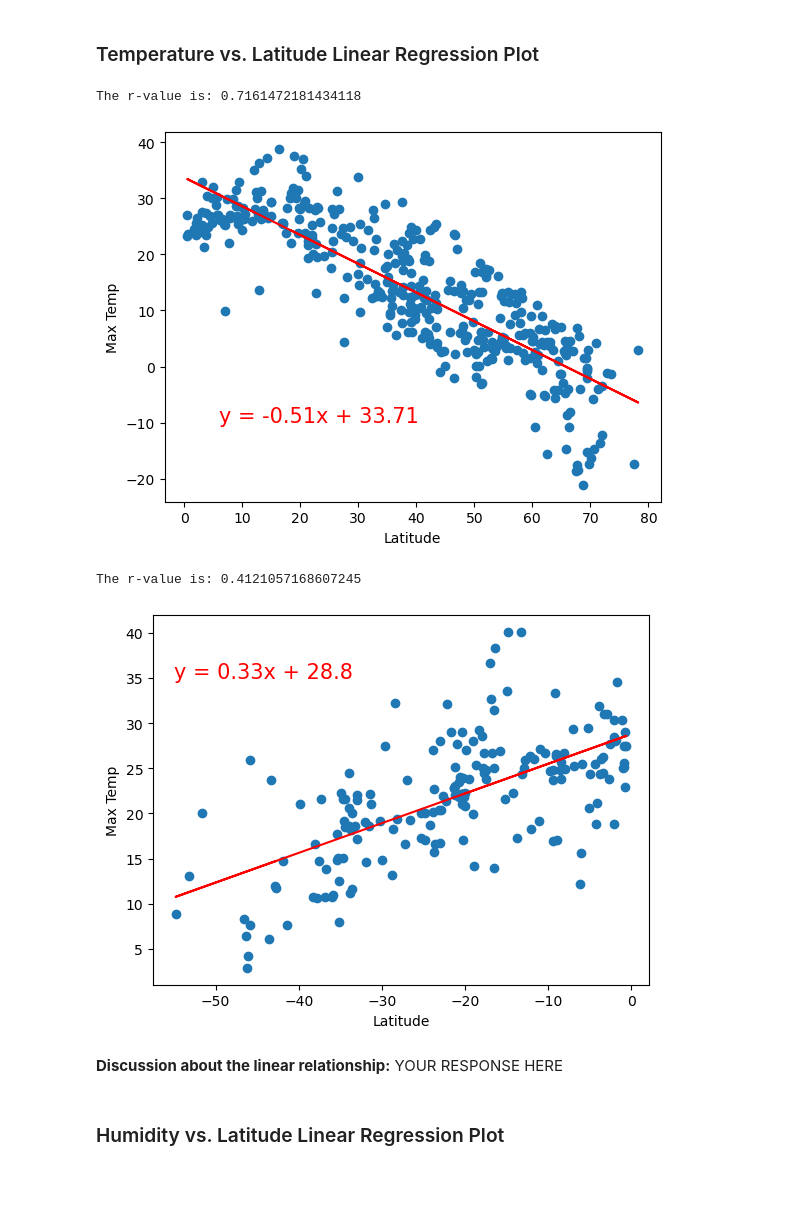
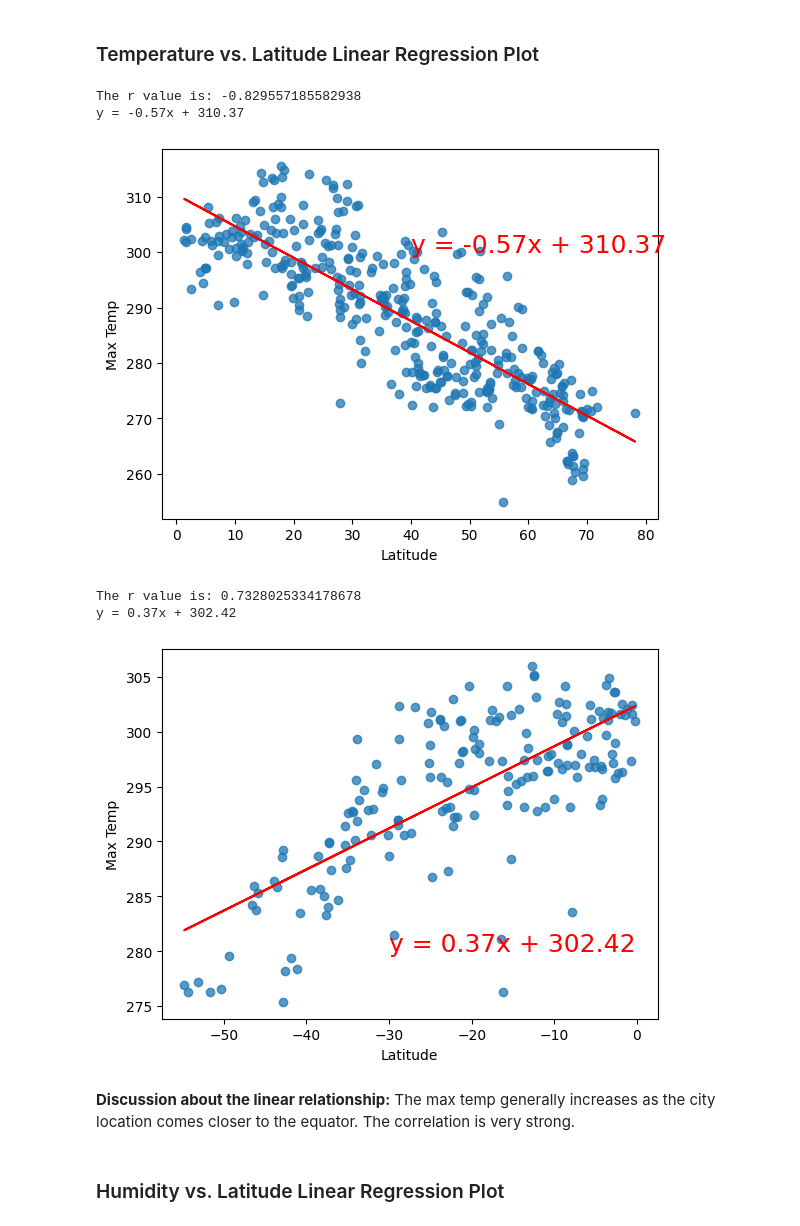
Before and after one commit to mpeck34/python-api-challenge, a Jupyter notebook: WeatherPy/WeatherPy.ipynb, the cells around one changed output. Cells and saved outputs as stored; diff of their text form; code cells hidden in the pictures; blank space fills up the shorter version.

```diff
--- a/WeatherPy/WeatherPy.ipynb
+++ b/WeatherPy/WeatherPy.ipynb
@@ -263,6 +272,39 @@ plt.show()
+# %%
+# Define a function to create Linear Regression plots
+
+def plot_linear_regress(x_values, y_values, xlabel, ylabel, set_xy):
+
+    # Perform linear regression
+    (slope, intercept, rvalue, pvalue, stderr) = linregress(x_values, y_values)
+
+    # Calculate the regression line "y values" from the slope and intercept
+    regress_values = x_values * slope + intercept
+
+    # Create line equation string
+    line_eq = "y = " + str(round(slope, 2)) + "x + " + str(round(intercept, 2))
+
+    # Create scatter plot
+    plt.scatter(x_values, y_values, alpha=0.75)
+
+    # Plot the regression line
+    plt.plot(x_values, regress_values, "r-")
+
+    # Annotate the line equation
+    plt.annotate(line_eq, xy=set_xy, fontsize=18, color="red")
+
+    # Label plot
+    plt.xlabel(xlabel)
+    plt.ylabel(ylabel)
+
+    # Print r value
+    print(f"The r value is: {rvalue}")
+    print(line_eq)
+
+    # Show plot
+    plt.show()
 # %%
 # Create a DataFrame with the Northern Hemisphere data (Latitude >= 0)
-# YOUR CODE HERE
+northern_hemi_df = city_data_df[city_data_df["Lat"] >= 0]
 
 # Display sample data
 northern_hemi_df.head()
@@ -292,17 +334,21 @@ southern_hemi_df.head()
 ###  Temperature vs. Latitude Linear Regression Plot
 # %%
 # Linear regression on Northern Hemisphere
-# YOUR CODE HERE
+plot_linear_regress(northern_hemi_df["Lat"], northern_hemi_df["Max Temp"],
+                       "Latitude", "Max Temp", (40,300))
 # %% [output]
-The r-value is: 0.7161472181434118
+The r value is: -0.829557185582938
+y = -0.57x + 310.37
-[figure, old version]
+[figure, new version]
 # %%
 # Linear regression on Southern Hemisphere
-# YOUR CODE HERE
+plot_linear_regress(southern_hemi_df["Lat"], southern_hemi_df["Max Temp"],
+                       "Latitude", "Max Temp", (-30,280))
 # %% [output]
-The r-value is: 0.4121057168607245
+The r value is: 0.7328025334178678
+y = 0.37x + 302.42
-[figure, old version]
+[figure, new version]
-# %% [markdown]
-**Discussion about the linear relationship:** YOUR RESPONSE HERE
+# %% [markdown]
+**Discussion about the linear relationship:** The max temp generally increases as the city location comes closer to the equator. The correlation is very strong.
 # %% [markdown]
 ### Humidity vs. Latitude Linear Regression Plot
```
Also changed, not shown: parts of 30 cells of this notebook, 5 other files.
